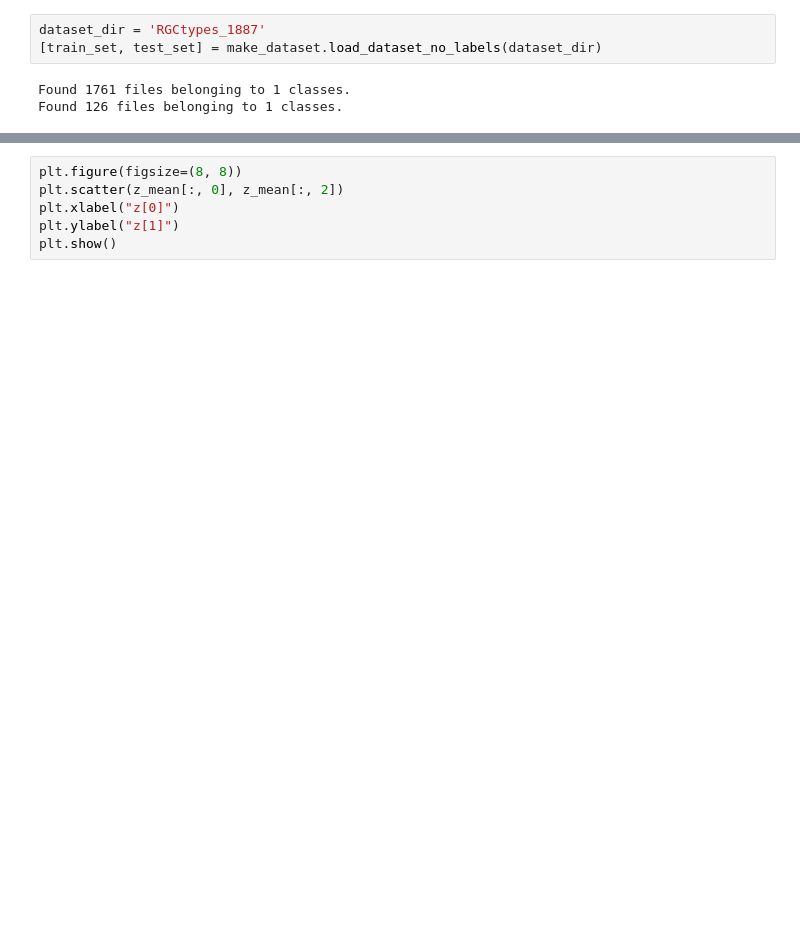
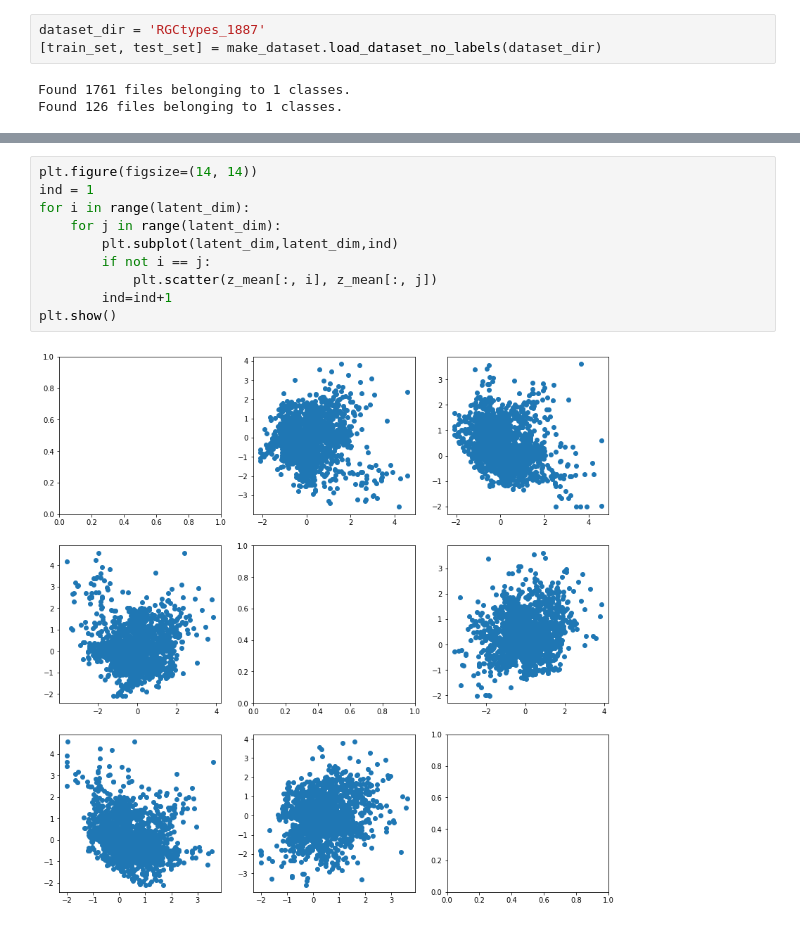
Before and after one commit to SchwartzNU/VAE_keras, a Jupyter notebook: latent_space_viewer.ipynb, the cells around one changed output, grey strips where cells are left out. Cells and saved outputs as stored; diff of their text form; blank space fills up the shorter version.

```diff
--- a/latent_space_viewer.ipynb
+++ b/latent_space_viewer.ipynb
@@ -140,6 +154,12 @@ z_mean,_,_ = vae.encoder.predict(train_set)
 # %%
-plt.figure(figsize=(8, 8))
-plt.scatter(z_mean[:, 0], z_mean[:, 2])
-plt.xlabel("z[0]")
-plt.ylabel("z[1]")
+plt.figure(figsize=(14, 14))
+ind = 1
+for i in range(latent_dim):
+    for j in range(latent_dim):
+        plt.subplot(latent_dim,latent_dim,ind)
+        if not i == j:
+            plt.scatter(z_mean[:, i], z_mean[:, j])
+        ind=ind+1
 plt.show()
+# %% [output]
+[figure, added]
```
Also changed, not shown: parts of 3 cells of this notebook, 1 other file.
